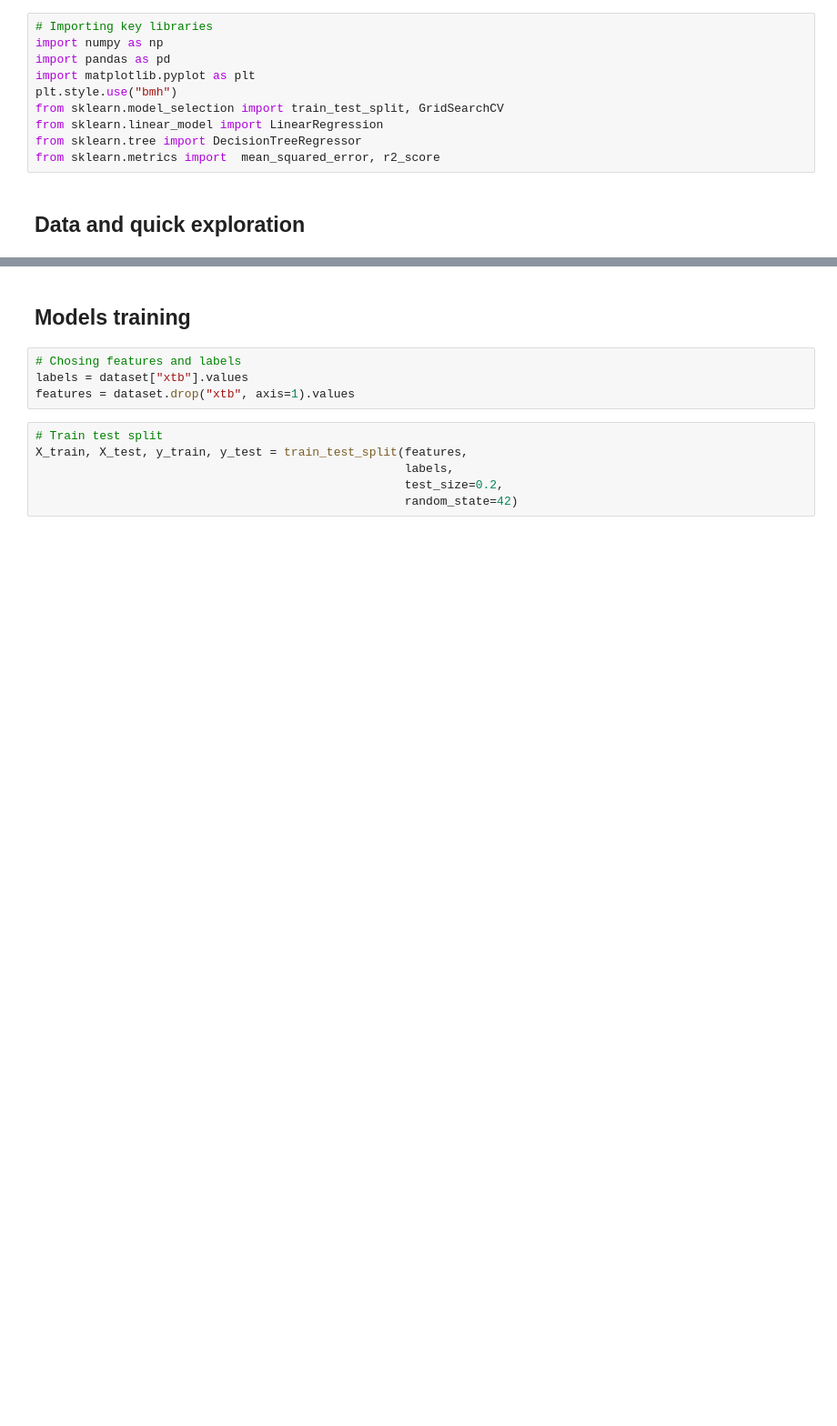
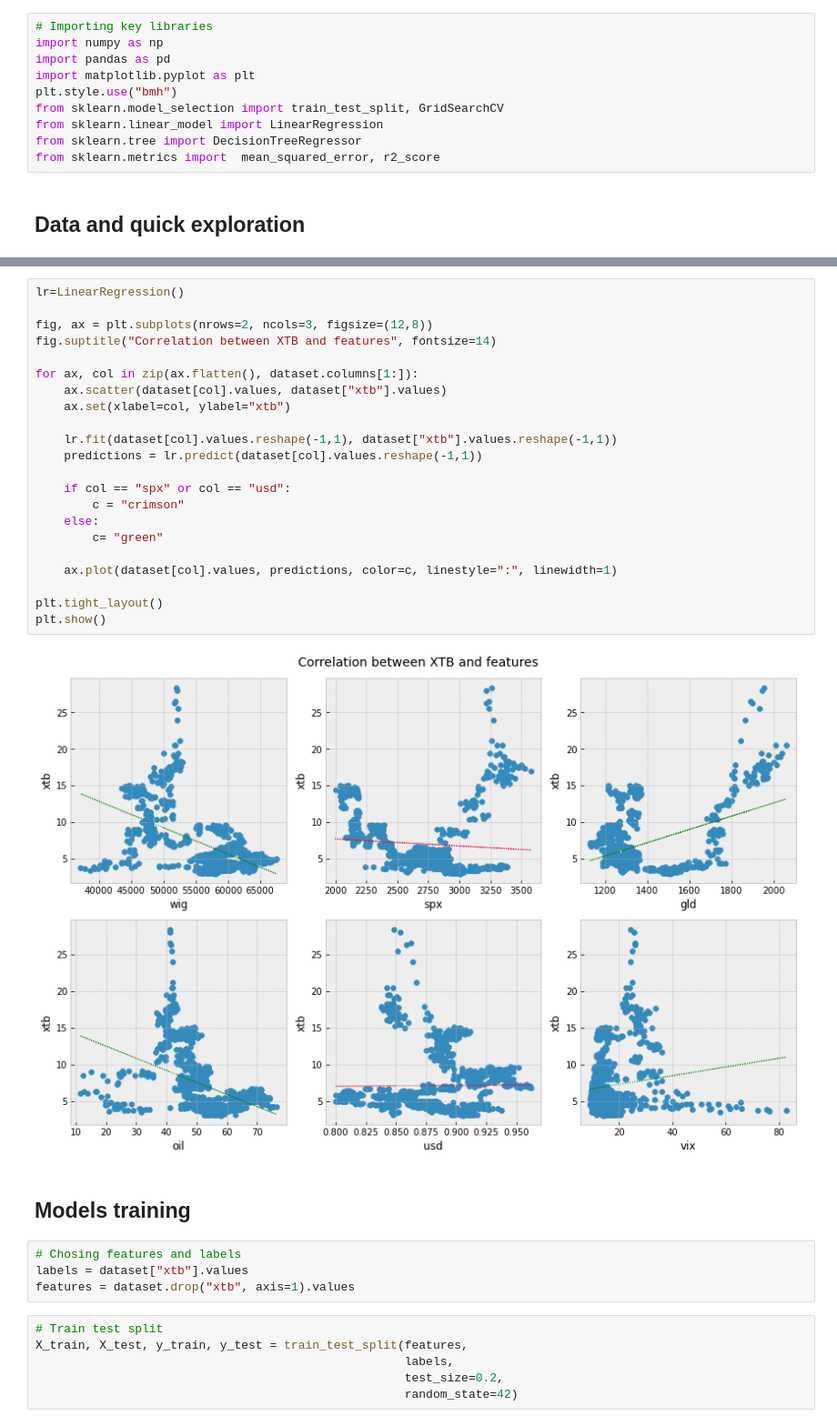
Before and after one commit to JetBlack101/stock-price-forecasting, a Jupyter notebook: simple stock price prediction.ipynb, the cells around one changed output, grey strips where cells are left out. Shown at 91% size. Cells and saved outputs as stored; diff of their text form; blank space fills up the shorter version.

```diff
--- a/simple stock price prediction.ipynb
+++ b/simple stock price prediction.ipynb
@@ -113,3 +157,27 @@ plt.show()
+# %%
+lr=LinearRegression()
+
+fig, ax = plt.subplots(nrows=2, ncols=3, figsize=(12,8))
+fig.suptitle("Correlation between XTB and features", fontsize=14)
+
+for ax, col in zip(ax.flatten(), dataset.columns[1:]):
+    ax.scatter(dataset[col].values, dataset["xtb"].values)
+    ax.set(xlabel=col, ylabel="xtb")
+
+    lr.fit(dataset[col].values.reshape(-1,1), dataset["xtb"].values.reshape(-1,1))
+    predictions = lr.predict(dataset[col].values.reshape(-1,1))
+
+    if col == "spx" or col == "usd":
+        c = "crimson"
+    else:
+        c= "green"
+
+    ax.plot(dataset[col].values, predictions, color=c, linestyle=":", linewidth=1)
+
+plt.tight_layout()
+plt.show()
+# %% [output]
+[figure, added]
 # %% [markdown]
 ## Models training
 # %%
```
Also changed, not shown: parts of 25 cells of this notebook.
